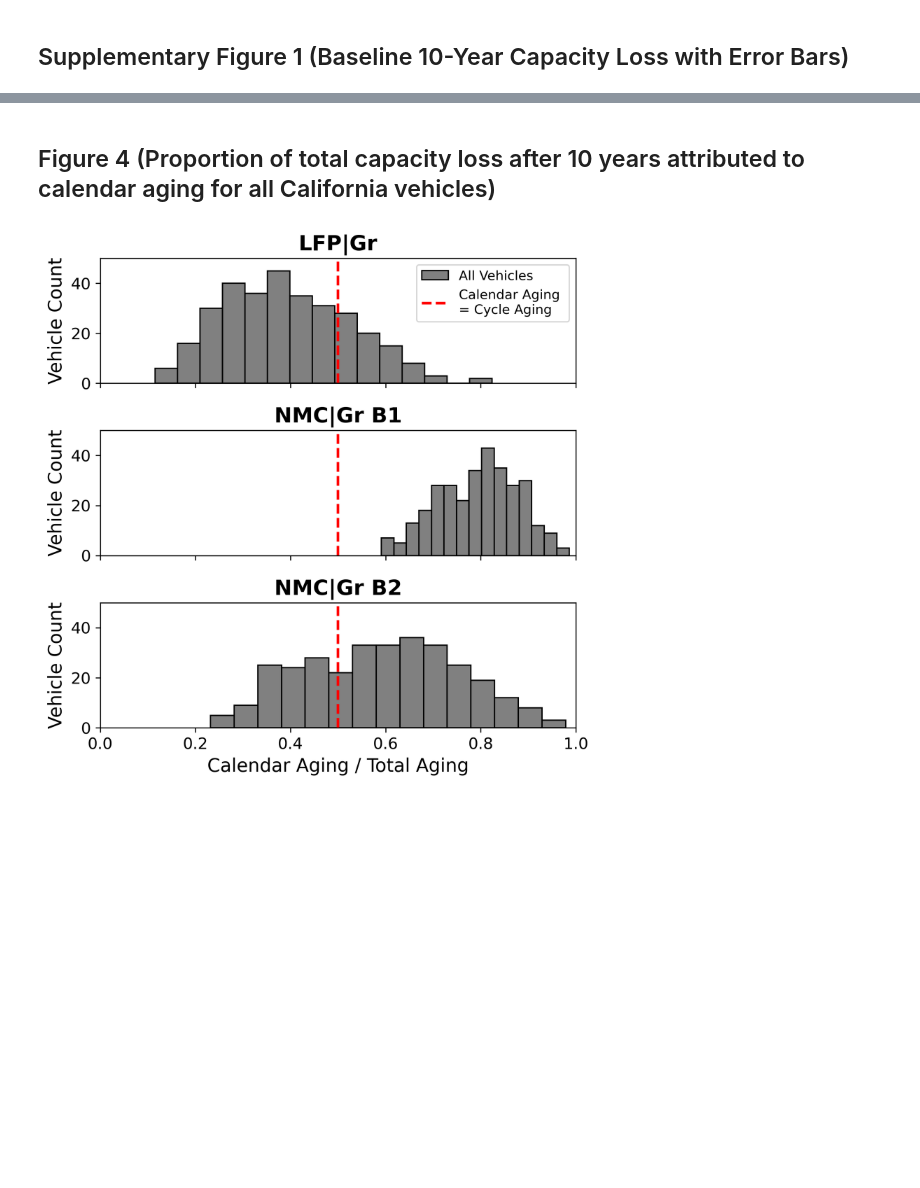
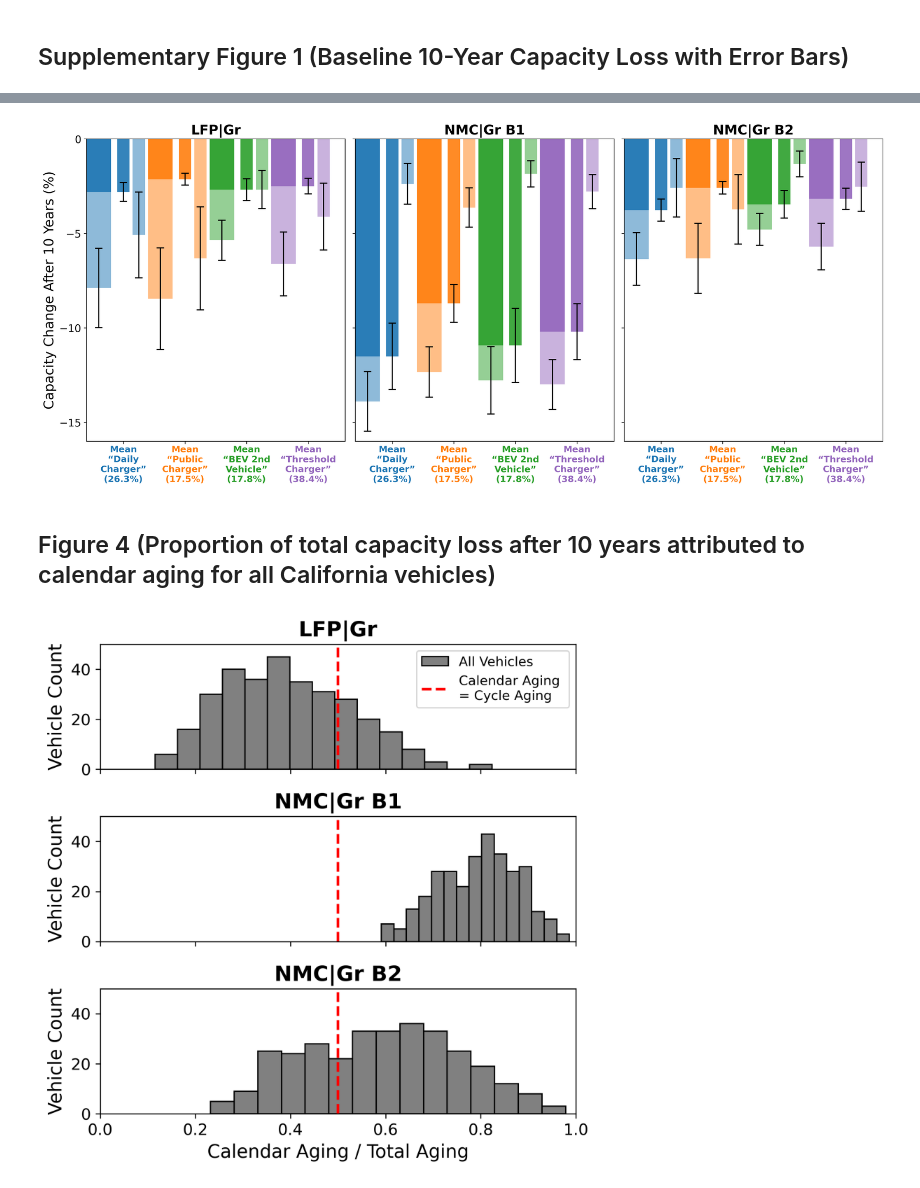
Before and after one commit to clementwong/california-v2g-journal, a Jupyter notebook: notebooks/generate_result_figures.ipynb, the cells around one changed output, grey strips where cells are left out. Cells and saved outputs as stored; diff of their text form; code cells hidden in the pictures; blank space fills up the shorter version.

```diff
--- a/notebooks/generate_result_figures.ipynb
+++ b/notebooks/generate_result_figures.ipynb
@@ -205,3 +168,83 @@ for chemistry in chemistry_array:
+# %%
+# Compute cluster sizes for x-axis labels
+cluster_counts = results_df['cluster'].value_counts().sort_index()
+cluster_pcts = (cluster_counts / len(results_df) * 100).round(1)
+
+# Profile names with line breaks
+cluster_display_names = {
+    0: "Daily\nCharger",
+    1: "Public\nCharger",
+    2: "BEV 2nd\nVehicle",
+    3: "Threshold\nCharger"
+}
+
+# Build x-axis label lines per cluster
+x_label_lines = {}
+for c in sorted(cluster_mapping.keys()):
+    display = cluster_display_names[c]
+    x_label_lines[c] = f'Mean\n\u201c{display}\u201d\n({cluster_pcts[c]}%)'
+
+# Compute mean and std losses per cluster (as negative values for plotting)
+mean_df = -results_df.drop(columns=['vehicle_id', 'cluster_profile']).groupby('cluster').mean()
+std_df = results_df.drop(columns=['vehicle_id', 'cluster_profile']).groupby('cluster').std()
+
+fig, axes = plt.subplots(1, 3, figsize=(16, 7), dpi=300, sharey=True)
+
+bar_width = 0.2
+
+# Error bar styling
+error_kw = dict(ecolor='black', elinewidth=1.5, capsize=5, capthick=1.5)
+
+for idx, chemistry in enumerate(chemistry_array):
+    ax = axes[idx]
+
+    q_loss = mean_df[f'q_loss_{chemistry}_10_years'].values
+    q_loss_cal = mean_df[f'q_loss_cal_{chemistry}_10_years'].values
+    q_loss_cyc = mean_df[f'q_loss_cyc_{chemistry}_10_years'].values
+
+    error_total = std_df[f'q_loss_{chemistry}_10_years'].values
+    error_cal = std_df[f'q_loss_cal_{chemistry}_10_years'].values
+    error_cyc = std_df[f'q_loss_cyc_{chemistry}_10_years'].values
+
+    x = np.arange(4)
+
+    # Wide stacked bar: cycle (alpha=0.5) as full total, calendar (alpha=0.9) overlaid
+    ax.bar(x - 2 * bar_width, q_loss, width=2 * bar_width, color=colors, alpha=0.5)
+    ax.bar(x - 2 * bar_width, q_loss_cal, width=2 * bar_width, color=colors, alpha=0.9)
+
+    # Narrow calendar-only bar
+    ax.bar(x, q_loss_cal, width=bar_width, color=colors, alpha=0.9)
+
+    # Narrow cycle-only bar
+    ax.bar(x + bar_width * 1.25, q_loss_cyc, width=bar_width, color=colors, alpha=0.5)
+
+    # Error bars
+    ax.errorbar(x - 2 * bar_width, q_loss, yerr=error_total, fmt='none', **error_kw)
+    ax.errorbar(x, q_loss_cal, yerr=error_cal, fmt='none', **error_kw)
+    ax.errorbar(x + bar_width * 1.25, q_loss_cyc, yerr=error_cyc, fmt='none', **error_kw)
+
+    ax.set_title(chemistry, fontsize=18, fontweight='bold')
+    ax.set_xticks(x)
+    ax.set_yticks([0, -5, -10, -15])
+    ax.tick_params(axis='y', labelsize=14)
+    ax.set_ylim([-16, 0])
+
+    # Colored x-tick labels
+    tick_labels = [x_label_lines[c] for c in sorted(cluster_mapping.keys())]
+    ax.set_xticklabels(tick_labels, fontsize=12, fontweight='bold')
+    for tick_label, color in zip(ax.get_xticklabels(), colors):
+        tick_label.set_color(color)
+
+    ax.set_xlim(-0.6, 3.6)
+    ax.tick_params(axis='x', pad=2)
+
+axes[0].set_ylabel('Capacity Change After 10 Years (%)', fontsize=18)
+
+fig.tight_layout(pad=1)
+fig.savefig('battery_degradation_vehicle_clusters_with_error.pdf', bbox_inches='tight')
+plt.show()
+# %% [output]
+[figure, added]
 # %% [markdown]
 ## Figure 4 (Proportion of total capacity loss after 10 years attributed to calendar aging for all California vehicles)
 # %%
```
Also changed, not shown: parts of 8 cells of this notebook, 12 other files.
